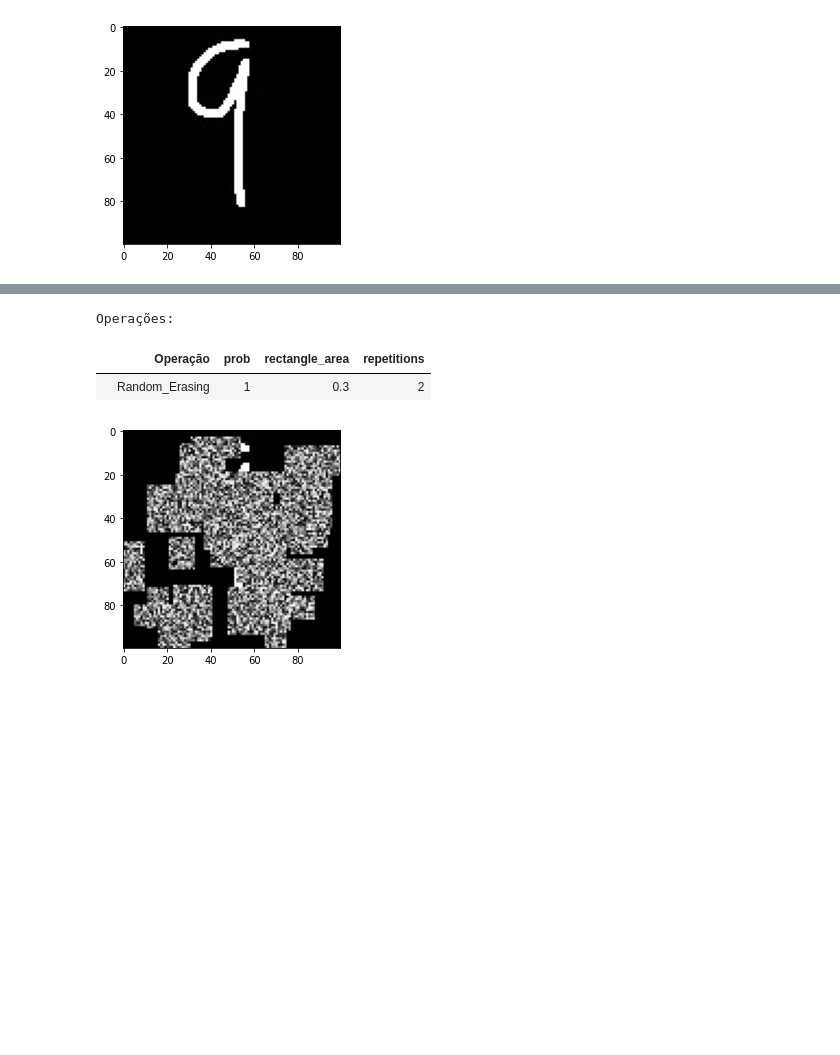
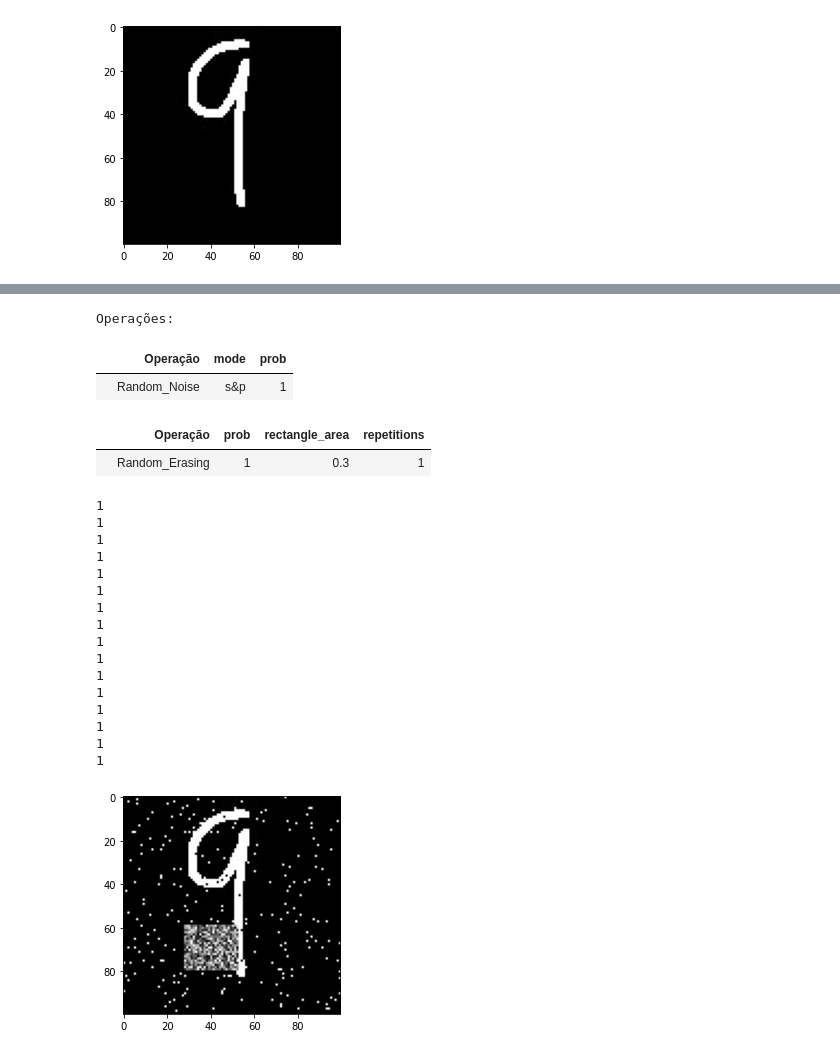
Before and after one commit to Birunda3000/Image-Augmentation, a Jupyter notebook: ASDF-Copy1 (4).ipynb, the cells around one changed output, grey strips where cells are left out. Drawn from its saved outputs; the diff is of its cells as text; code cells hidden in the pictures; blank space fills up the shorter version.

```diff
--- a/ASDF-Copy1 (4).ipynb
+++ b/ASDF-Copy1 (4).ipynb
@@ -100,7 +100,7 @@ class Random_Noise(Operacao):
         self.mode = mode#gaussian,localvar,poisson,salt,pepper,s&p,speckle
         Operacao.__init__(self, prob)
     def execute(self, image):
-        return Image.fromarray(np.uint8(Aug.random_noise(np.array(image).astype('uint8')*255, mode1=self.mode ) ))
+        return Image.fromarray(np.uint8(Aug.random_noise(np.array(image).astype('uint8'))*255 ))
 # %%
 class Gaussian(Operacao):# argumentos-----------------------------------
     def __init__(self, prob, sig=2.0, fill='nearest'):
@@ -226,7 +227,7 @@ class Pipe:
         aux_2 = []
         alterou = False
         for i in range(vezes):
-            aux = image
+            aux = image.copy()
             alterou = False #ta uma bosta-----------------------
             for operacao in self.lista_de_operacoes:
 
@@ -264,8 +265,10 @@ pipe_1 = Pipe()
 
 #pipe_1.add(Rotacao(0.2, max_left_rotation=40, max_right_rotation=40))
 #pipe_1.add(Shift(0.3, 0.3, 0.3, True))
-#pipe_1.add(Random_Noise(0.7))
-pipe_1.add( Random_Erasing(prob=1, rectangle_area=0.3, repetitions=2) )
+
+
+pipe_1.add(Random_Noise(prob = 1))
+pipe_1.add( Random_Erasing(prob=1, rectangle_area=0.3, repetitions=1) )
 #pipe_1.add( Edge(prob=1.0) )
 
 
@@ -284,21 +291,39 @@ Operações:
 # %%
 #pipe_1.replace(2, Flip(prob=0.2))
 
 pipe_1.print()
 
 image = img_array
 
 lista_de_imagens = []
 
 lista_de_imagens = pipe_1.operar(image, 16)
 
-plt.imshow(lista_de_imagens[4], cmap='gray')
+plt.imshow(lista_de_imagens[0], cmap='gray')
 plt.show()
 # %% [output]
 Operações:
-|  | Operação | prob | rectangle_area | repetitions |
-|  | Random_Erasing | 1 | 0.3 | 2 |
+|  | Operação | mode | prob |
+|  | Random_Noise | s&p | 1 |
+|  | Operação | prob | rectangle_area | repetitions |
+|  | Random_Erasing | 1 | 0.3 | 1 |
+1
+1
+1
+1
+1
+1
+1
+1
+1
+1
+1
+1
+1
+1
+1
+1
-[figure, old version]
+[figure, new version]
 # %%
 plt.figure(figsize=(10,10))
 m = 90
```
Also changed, not shown: parts of 6 cells of this notebook.
